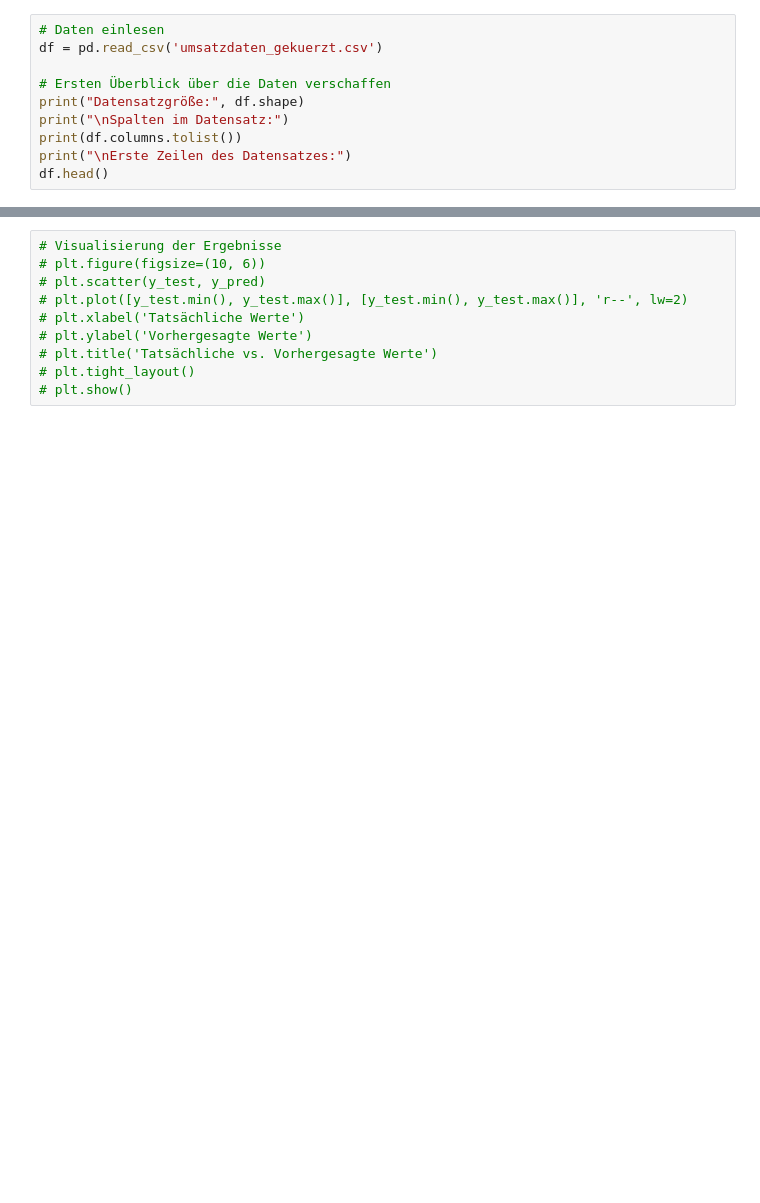
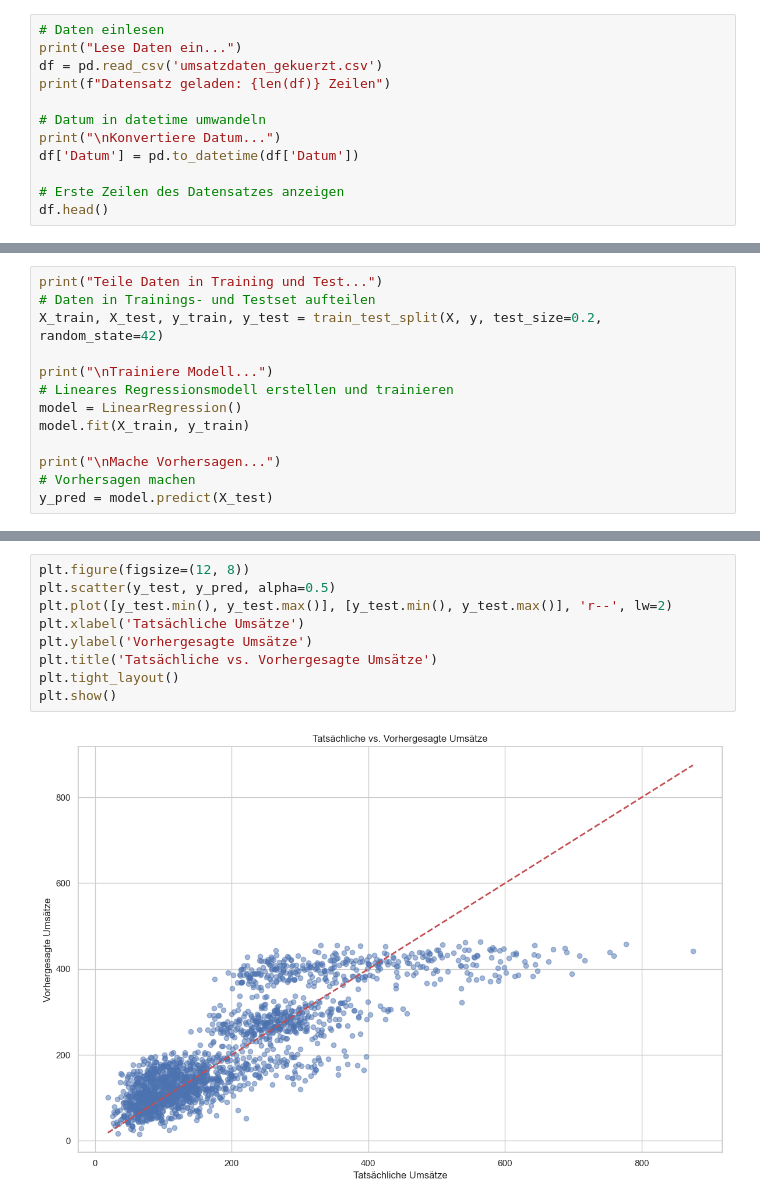
Before and after one commit to pepellia/bakery_sales_prediction, a Jupyter notebook: 0_DataPreparation/linear_regression_umsatz.ipynb, the cells around one changed output, grey strips where cells are left out. Saved outputs shown, nothing was run; the diff lists cells and outputs as text; blank space fills up the shorter version.

Commit message:
Update .gitignore, enhance linear regression script with visualizations, and add scripts overview documentation

```diff
--- a/0_DataPreparation/linear_regression_umsatz.ipynb
+++ b/0_DataPreparation/linear_regression_umsatz.ipynb
@@ -14,10 +27,12 @@ import seaborn as sns
 # %%
 # Daten einlesen
+print("Lese Daten ein...")
 df = pd.read_csv('umsatzdaten_gekuerzt.csv')
+print(f"Datensatz geladen: {len(df)} Zeilen")
 
-# Ersten Überblick über die Daten verschaffen
-print("Datensatzgröße:", df.shape)
-print("\nSpalten im Datensatz:")
-print(df.columns.tolist())
-print("\nErste Zeilen des Datensatzes:")
+# Datum in datetime umwandeln
+print("\nKonvertiere Datum...")
+df['Datum'] = pd.to_datetime(df['Datum'])
+
+# Erste Zeilen des Datensatzes anzeigen
 df.head()
@@ -34,0 +80,13 @@ df.head()
+# %%
+print("Teile Daten in Training und Test...")
+# Daten in Trainings- und Testset aufteilen
+X_train, X_test, y_train, y_test = train_test_split(X, y, test_size=0.2, random_state=42)
+
+print("\nTrainiere Modell...")
+# Lineares Regressionsmodell erstellen und trainieren
+model = LinearRegression()
+model.fit(X_train, y_train)
+
+print("\nMache Vorhersagen...")
+# Vorhersagen machen
+y_pred = model.predict(X_test)
@@ -50,10 +132,11 @@ df.head()
 # %%
-# Visualisierung der Ergebnisse
-# plt.figure(figsize=(10, 6))
-# plt.scatter(y_test, y_pred)
-# plt.plot([y_test.min(), y_test.max()], [y_test.min(), y_test.max()], 'r--', lw=2)
-# plt.xlabel('Tatsächliche Werte')
-# plt.ylabel('Vorhergesagte Werte')
-# plt.title('Tatsächliche vs. Vorhergesagte Werte')
-# plt.tight_layout()
-# plt.show()
+plt.figure(figsize=(12, 8))
+plt.scatter(y_test, y_pred, alpha=0.5)
+plt.plot([y_test.min(), y_test.max()], [y_test.min(), y_test.max()], 'r--', lw=2)
+plt.xlabel('Tatsächliche Umsätze')
+plt.ylabel('Vorhergesagte Umsätze')
+plt.title('Tatsächliche vs. Vorhergesagte Umsätze')
+plt.tight_layout()
+plt.show()
+# %% [output]
+[figure, added]
```
Also changed, not shown: parts of 24 cells of this notebook, 6 other files.
